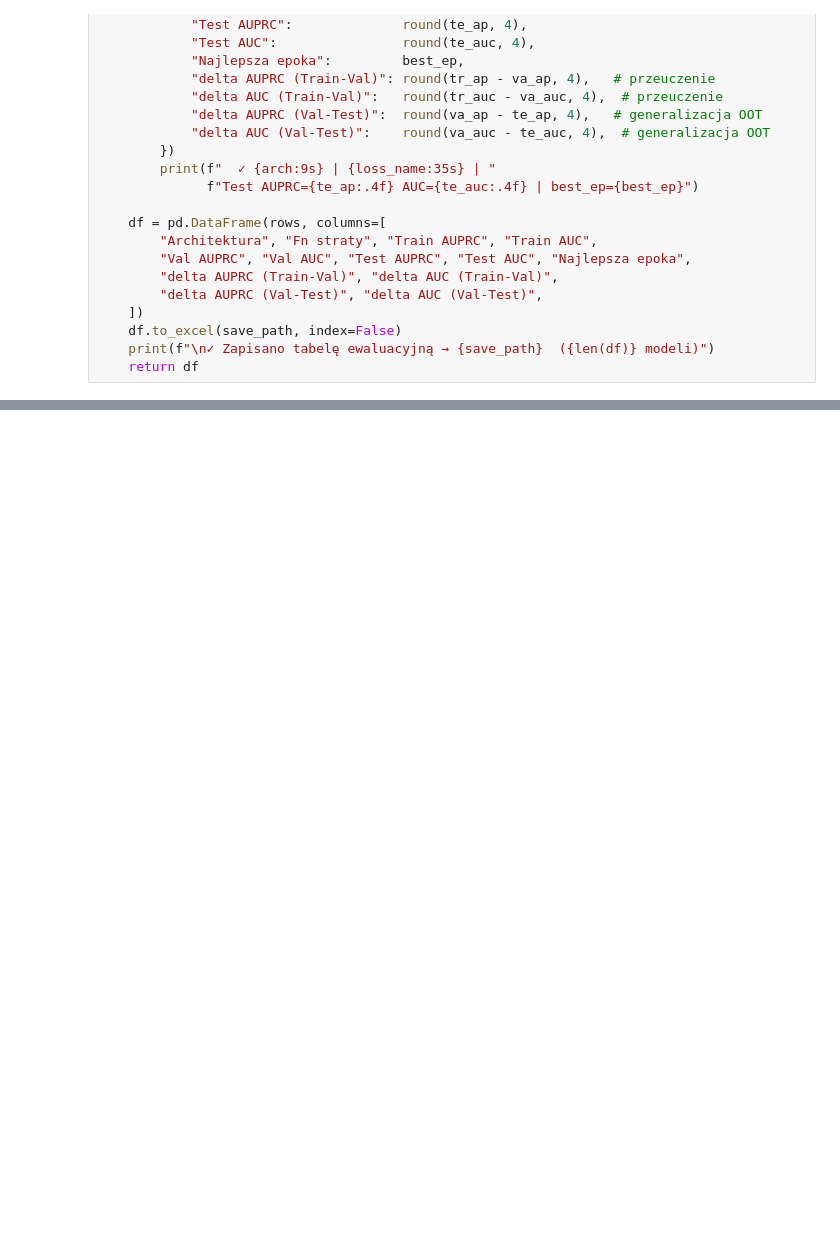
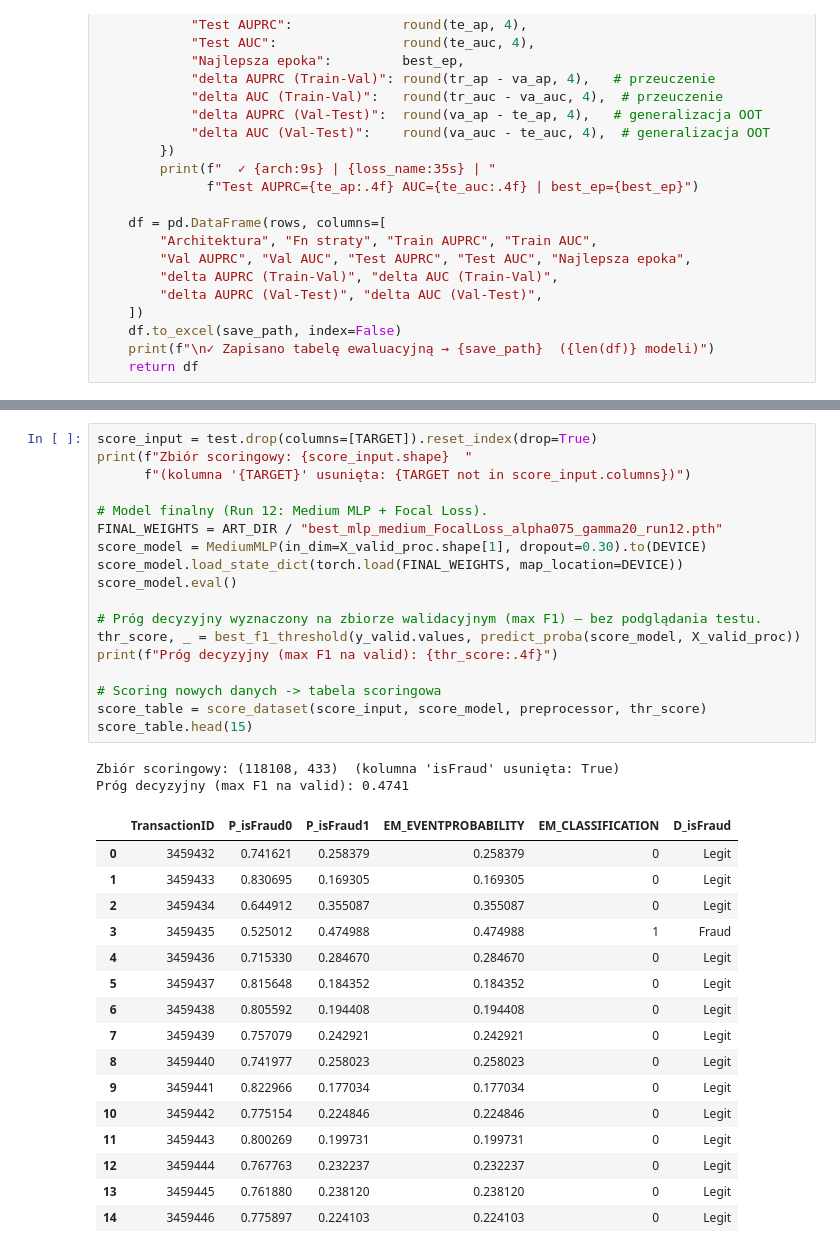
Before and after one commit to MadejMatt/DM_project, a Jupyter notebook: 04_SieciNeuronowe_AutoEncoder/04_SieciNeuronowe_development.ipynb, the cells around one changed output, grey strips where cells are left out. Drawn from its saved outputs; the diff is of its cells as text; blank space fills up the shorter version.

Commit message:
Dodanie scoringu modelu

```diff
--- a/04_SieciNeuronowe_AutoEncoder/04_SieciNeuronowe_development.ipynb
+++ b/04_SieciNeuronowe_AutoEncoder/04_SieciNeuronowe_development.ipynb
@@ -1250,0 +1301,37 @@ df_eval
+# %%
+score_input = test.drop(columns=[TARGET]).reset_index(drop=True)
+print(f"Zbiór scoringowy: {score_input.shape}  "
+      f"(kolumna '{TARGET}' usunięta: {TARGET not in score_input.columns})")
+
+# Model finalny (Run 12: Medium MLP + Focal Loss).
+FINAL_WEIGHTS = ART_DIR / "best_mlp_medium_FocalLoss_alpha075_gamma20_run12.pth"
+score_model = MediumMLP(in_dim=X_valid_proc.shape[1], dropout=0.30).to(DEVICE)
+score_model.load_state_dict(torch.load(FINAL_WEIGHTS, map_location=DEVICE))
+score_model.eval()
+
+# Próg decyzyjny wyznaczony na zbiorze walidacyjnym (max F1) — bez podglądania testu.
+thr_score, _ = best_f1_threshold(y_valid.values, predict_proba(score_model, X_valid_proc))
+print(f"Próg decyzyjny (max F1 na valid): {thr_score:.4f}")
+
+# Scoring nowych danych -> tabela scoringowa
+score_table = score_dataset(score_input, score_model, preprocessor, thr_score)
+score_table.head(15)
+# %% [output]
+Zbiór scoringowy: (118108, 433)  (kolumna 'isFraud' usunięta: True)
+Próg decyzyjny (max F1 na valid): 0.4741
+|  | TransactionID | P_isFraud0 | P_isFraud1 | EM_EVENTPROBABILITY | EM_CLASSIFICATION | D_isFraud |
+| 0 | 3459432 | 0.741621 | 0.258379 | 0.258379 | 0 | Legit |
+| 1 | 3459433 | 0.830695 | 0.169305 | 0.169305 | 0 | Legit |
+| 2 | 3459434 | 0.644912 | 0.355087 | 0.355087 | 0 | Legit |
+| 3 | 3459435 | 0.525012 | 0.474988 | 0.474988 | 1 | Fraud |
+| 4 | 3459436 | 0.715330 | 0.284670 | 0.284670 | 0 | Legit |
+| 5 | 3459437 | 0.815648 | 0.184352 | 0.184352 | 0 | Legit |
+| 6 | 3459438 | 0.805592 | 0.194408 | 0.194408 | 0 | Legit |
+| 7 | 3459439 | 0.757079 | 0.242921 | 0.242921 | 0 | Legit |
+| 8 | 3459440 | 0.741977 | 0.258023 | 0.258023 | 0 | Legit |
+| 9 | 3459441 | 0.822966 | 0.177034 | 0.177034 | 0 | Legit |
+| 10 | 3459442 | 0.775154 | 0.224846 | 0.224846 | 0 | Legit |
+| 11 | 3459443 | 0.800269 | 0.199731 | 0.199731 | 0 | Legit |
+| 12 | 3459444 | 0.767763 | 0.232237 | 0.232237 | 0 | Legit |
+| 13 | 3459445 | 0.761880 | 0.238120 | 0.238120 | 0 | Legit |
+| 14 | 3459446 | 0.775897 | 0.224103 | 0.224103 | 0 | Legit |
```
Also changed, not shown: parts of 3 cells of this notebook.
